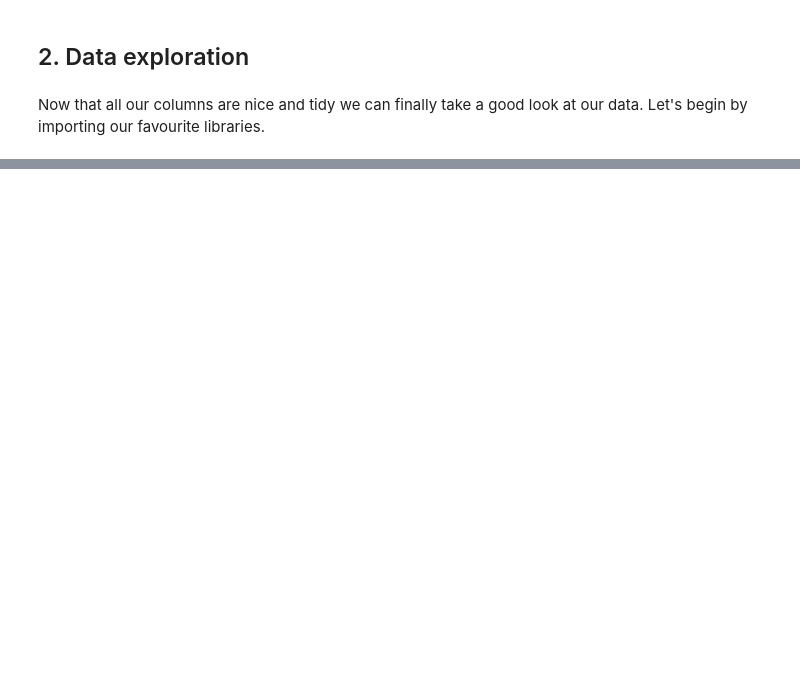
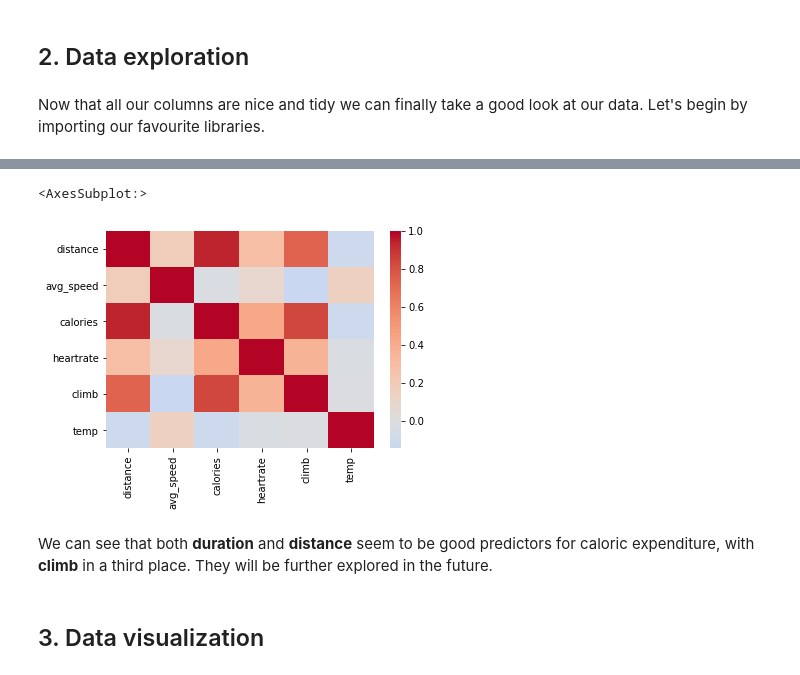
Before and after one commit to x-esteban/Project-05-Statistical-Analysis, a Jupyter notebook: caloric_expenditure.ipynb, the cells around one changed output, grey strips where cells are left out. Cells and saved outputs as stored; diff of their text form; code cells hidden in the pictures; blank space fills up the shorter version.

```diff
--- a/caloric_expenditure.ipynb
+++ b/caloric_expenditure.ipynb
@@ -329,0 +328,9 @@ df.describe()
+# %%
+sns.heatmap(df.corr(), center=0, cmap='coolwarm')
+# %% [output]
+<AxesSubplot:>
+[figure, added]
+# %% [markdown]
+We can see that both **duration** and **distance** seem to be good predictors for caloric expenditure, with **climb** in a third place. They will be further explored in the future.
+# %% [markdown]
+## 3. Data visualization
```
Also changed, not shown: parts of 40 cells of this notebook, 1 other file.
